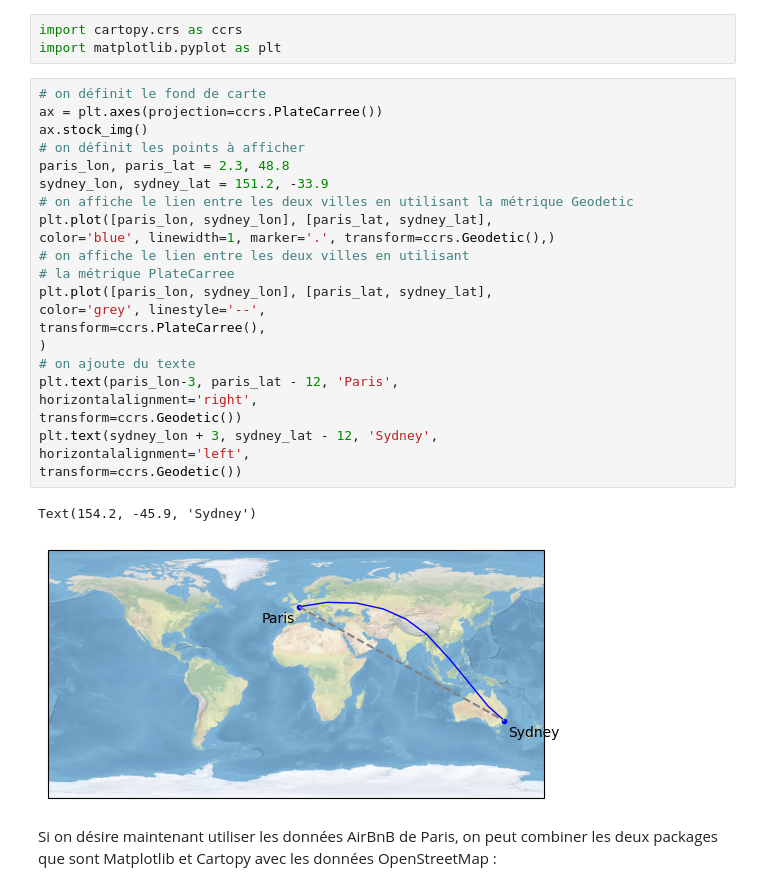
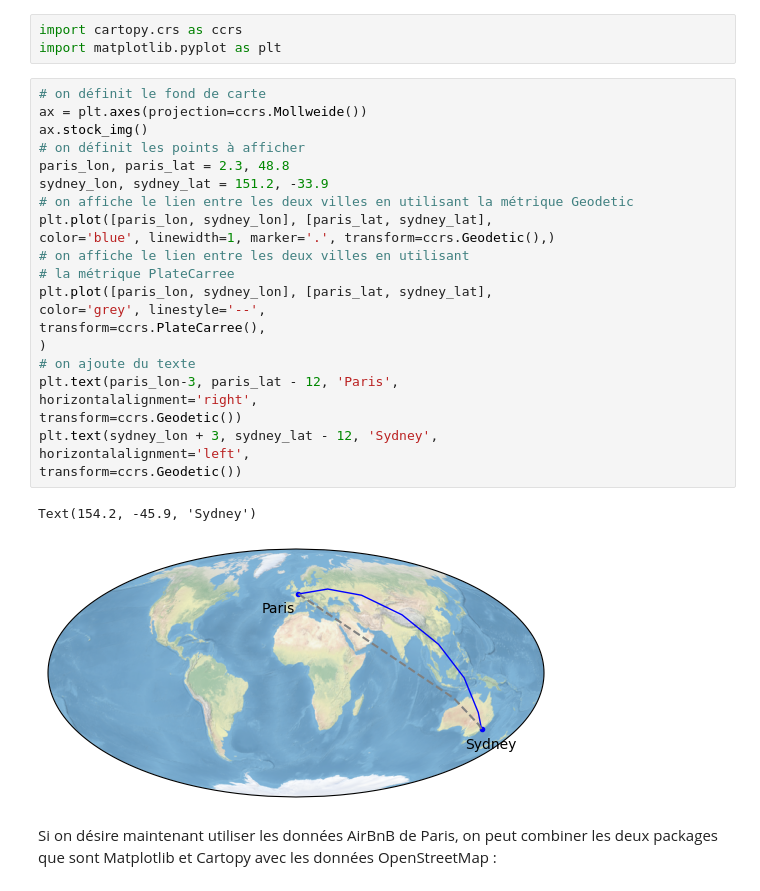
Before and after one commit to emjako/pythondatascientist, a Jupyter notebook: notebooks/05_02_Data_visualisation_cartographie.ipynb, the cells around one changed output. Cells and saved outputs as stored; diff of their text form.

Commit message:
Update visualisation notebooks
Updating for v3 of the book

```diff
--- a/notebooks/05_02_Data_visualisation_cartographie.ipynb
+++ b/notebooks/05_02_Data_visualisation_cartographie.ipynb
@@ -22,30 +22,30 @@ import cartopy.crs as ccrs
 import matplotlib.pyplot as plt
 # %%
 # on définit le fond de carte
-ax = plt.axes(projection=ccrs.PlateCarree())
+ax = plt.axes(projection=ccrs.Mollweide())
 ax.stock_img()
 # on définit les points à afficher
 paris_lon, paris_lat = 2.3, 48.8
 sydney_lon, sydney_lat = 151.2, -33.9
 # on affiche le lien entre les deux villes en utilisant la métrique Geodetic
 plt.plot([paris_lon, sydney_lon], [paris_lat, sydney_lat],
 color='blue', linewidth=1, marker='.', transform=ccrs.Geodetic(),)
 # on affiche le lien entre les deux villes en utilisant
 # la métrique PlateCarree
 plt.plot([paris_lon, sydney_lon], [paris_lat, sydney_lat],
 color='grey', linestyle='--',
 transform=ccrs.PlateCarree(),
 )
 # on ajoute du texte
 plt.text(paris_lon-3, paris_lat - 12, 'Paris',
 horizontalalignment='right',
 transform=ccrs.Geodetic())
 plt.text(sydney_lon + 3, sydney_lat - 12, 'Sydney',
 horizontalalignment='left',
 transform=ccrs.Geodetic())
 # %% [output]
 Text(154.2, -45.9, 'Sydney')
-[figure, old version]
+[figure, new version]
 # %% [markdown]
 Si on désire maintenant utiliser les données AirBnB de Paris, on peut combiner les deux packages que sont Matplotlib et Cartopy avec les données OpenStreetMap :
 # %%
```
Also changed, not shown: parts of 1 cell of this notebook, 2 other files.
